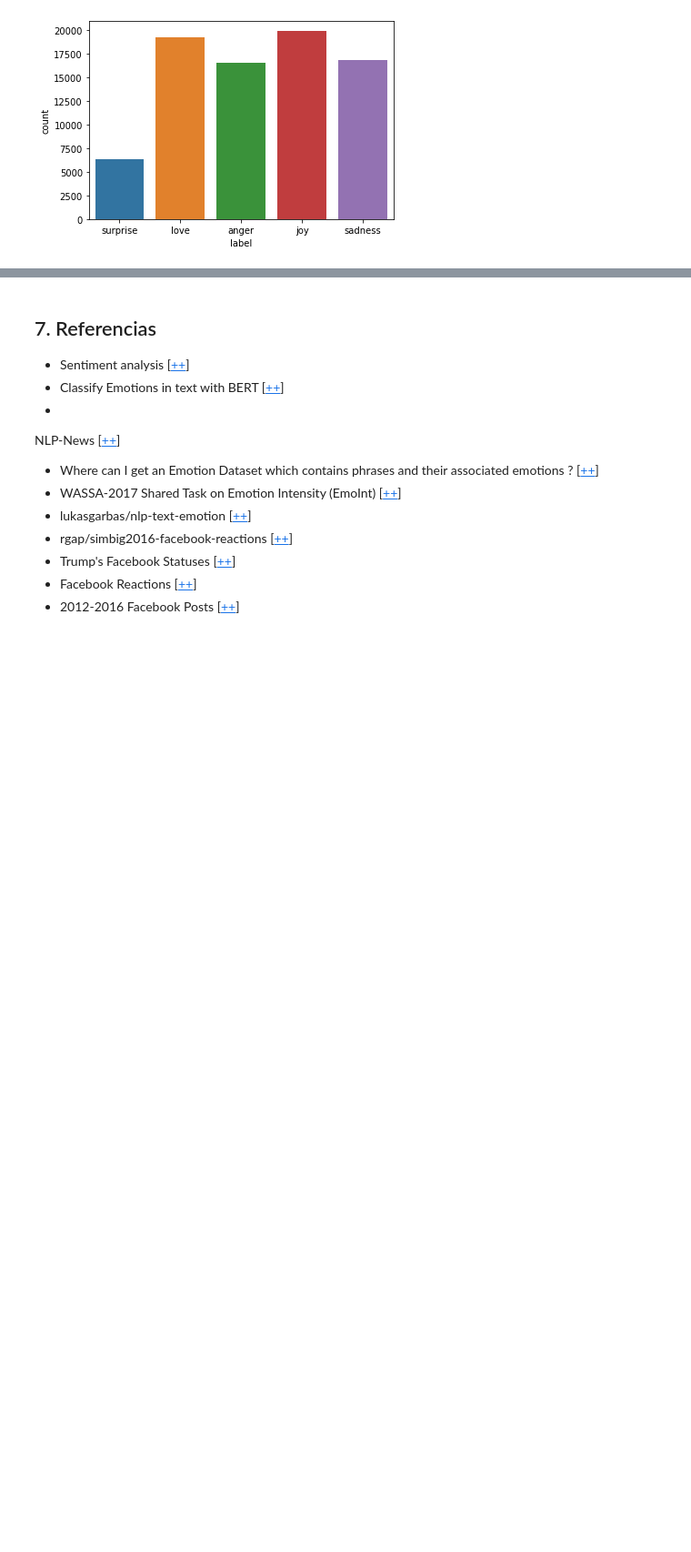
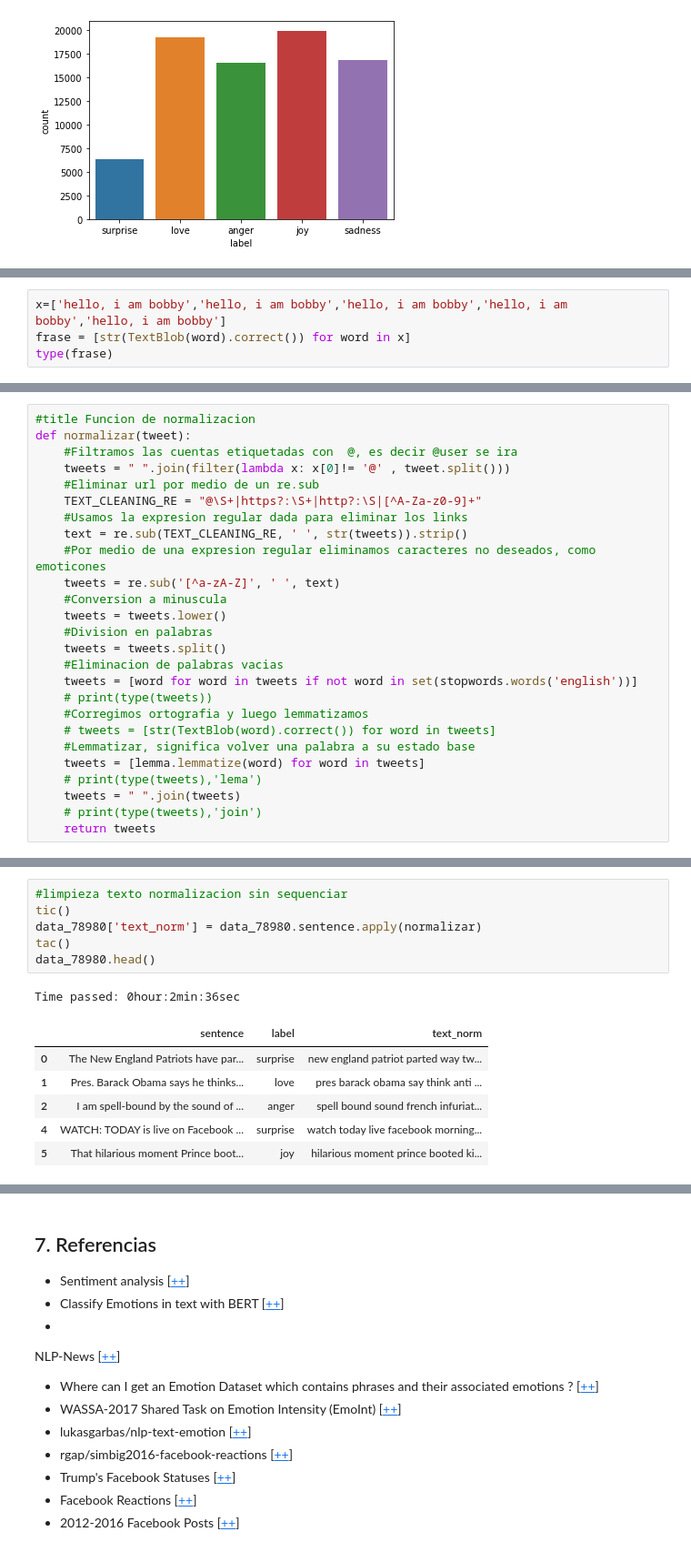
Before and after one commit to Jamf05/20201-ai2-class-project, a Jupyter notebook: download-data.ipynb, the cells around one changed output, grey strips where cells are left out. Shown at 91% size. Drawn from its saved outputs; the diff is of its cells as text; blank space fills up the shorter version.

```diff
--- a/download-data.ipynb
+++ b/download-data.ipynb
@@ -1440,0 +1502,4 @@ sns.countplot(data_78980['label'])
+# %%
+x=['hello, i am bobby','hello, i am bobby','hello, i am bobby','hello, i am bobby','hello, i am bobby']
+frase = [str(TextBlob(word).correct()) for word in x]
+type(frase)
@@ -1440,0 +1508,26 @@ sns.countplot(data_78980['label'])
+# %%
+#title Funcion de normalizacion
+def normalizar(tweet):
+    #Filtramos las cuentas etiquetadas con  @, es decir @user se ira
+    tweets = " ".join(filter(lambda x: x[0]!= '@' , tweet.split()))
+    #Eliminar url por medio de un re.sub
+    TEXT_CLEANING_RE = "@\S+|https?:\S+|http?:\S|[^A-Za-z0-9]+"
+    #Usamos la expresion regular dada para eliminar los links
+    text = re.sub(TEXT_CLEANING_RE, ' ', str(tweets)).strip()
+    #Por medio de una expresion regular eliminamos caracteres no deseados, como emoticones
+    tweets = re.sub('[^a-zA-Z]', ' ', text)
+    #Conversion a minuscula
+    tweets = tweets.lower()
+    #Division en palabras
+    tweets = tweets.split()
+    #Eliminacion de palabras vacias
+    tweets = [word for word in tweets if not word in set(stopwords.words('english'))]
+    # print(type(tweets))
+    #Corregimos ortografia y luego lemmatizamos
+    # tweets = [str(TextBlob(word).correct()) for word in tweets]
+    #Lemmatizar, significa volver una palabra a su estado base
+    tweets = [lemma.lemmatize(word) for word in tweets]
+    # print(type(tweets),'lema')
+    tweets = " ".join(tweets)
+    # print(type(tweets),'join')
+    return tweets
@@ -1440,0 +1544,14 @@ sns.countplot(data_78980['label'])
+# %%
+#limpieza texto normalizacion sin sequenciar
+tic()
+data_78980['text_norm'] = data_78980.sentence.apply(normalizar)
+tac()
+data_78980.head()
+# %% [output]
+Time passed: 0hour:2min:36sec
+|  | sentence | label | text_norm |
+| 0 | The New England Patriots have par... | surprise | new england patriot parted way tw... |
+| 1 | Pres. Barack Obama says he thinks... | love | pres barack obama say think anti ... |
+| 2 | I am spell-bound by the sound of ... | anger | spell bound sound french infuriat... |
+| 4 | WATCH: TODAY is live on Facebook ... | surprise | watch today live facebook morning... |
+| 5 | That hilarious moment Prince boot... | joy | hilarious moment prince booted ki... |
```
Also changed, not shown: parts of 37 cells of this notebook, 6 other files.
